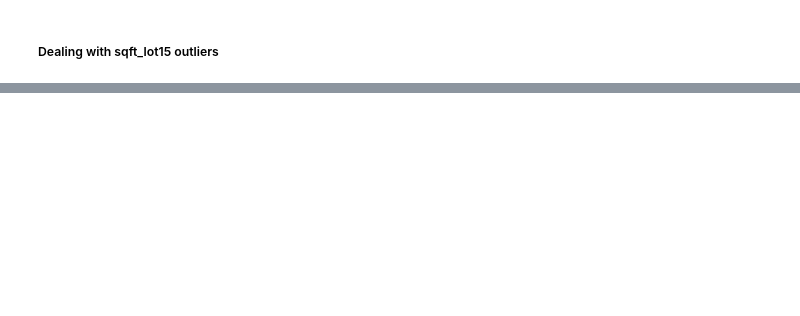
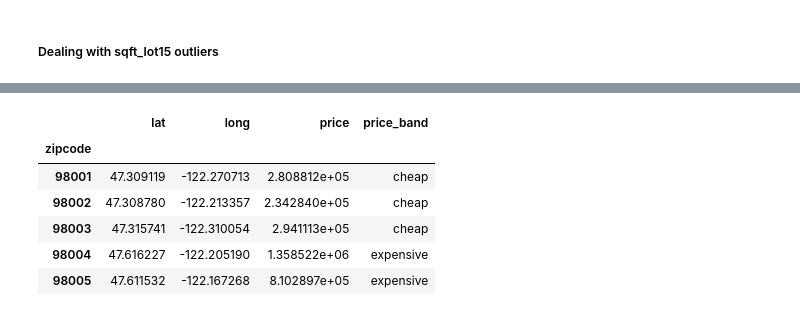
Before and after one commit to inesa-lisnic/flatiron-mod_1, a Jupyter notebook: data_cleaning.ipynb, the cells around one changed output, grey strips where cells are left out. Drawn from its saved outputs; the diff is of its cells as text; code cells hidden in the pictures; blank space fills up the shorter version.

```diff
--- a/data_cleaning.ipynb
+++ b/data_cleaning.ipynb
@@ -225,0 +252,4 @@ df.drop(labels = df.loc[df.sqft_lot15 == df.sqft_lot15.max()].index, axis = 0, i
+# %%
+mean_zipcodes = df.groupby(by = 'zipcode')[['lat','long', 'price']].mean()
+mean_zipcodes.head()
+#calculating the mean latitude, longitude and price for each zipcode
@@ -225,0 +264,16 @@ df.drop(labels = df.loc[df.sqft_lot15 == df.sqft_lot15.max()].index, axis = 0, i
+# %%
+mean_prices_aggregates = pd.DataFrame(mean_zipcodes.price.describe()).reset_index()
+mean_prices_lower = float(mean_prices_aggregates.loc[mean_prices_aggregates['index'] == '25%', ['price']]['price'])
+mean_prices_upper = float(mean_prices_aggregates.loc[mean_prices_aggregates['index'] == '75%', ['price']]['price'])
+#calculating upper and lower quartiles for mean prices
+mean_zipcodes['price_band'] = mean_zipcodes.price.apply(lambda x: 'cheap' if x < mean_prices_lower else ('expensive' if x > mean_prices_upper else 'average'))
+mean_zipcodes.head()
+#grouping zipcodes into mean price bands
+# %% [output]
+|  | lat | long | price | price_band |
+| zipcode |  |  |  |  |
+| 98001 | 47.309119 | -122.270713 | 2.808812e+05 | cheap |
+| 98002 | 47.308780 | -122.213357 | 2.342840e+05 | cheap |
+| 98003 | 47.315741 | -122.310054 | 2.941113e+05 | cheap |
+| 98004 | 47.616227 | -122.205190 | 1.358522e+06 | expensive |
+| 98005 | 47.611532 | -122.167268 | 8.102897e+05 | expensive |
```
Also changed, not shown: parts of 53 cells of this notebook.
